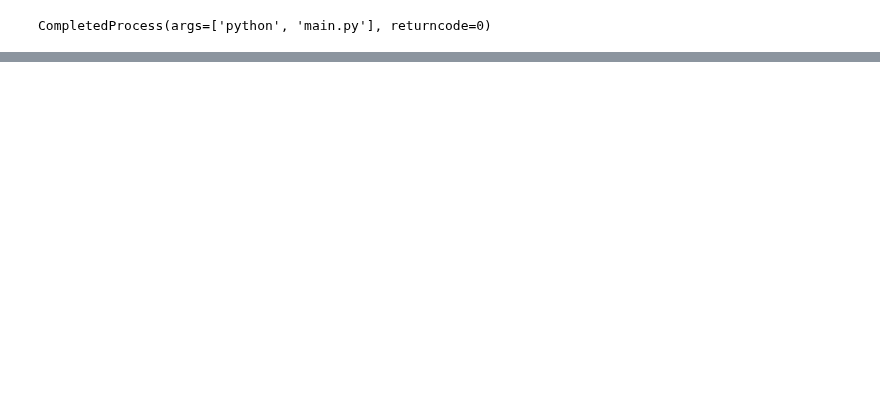
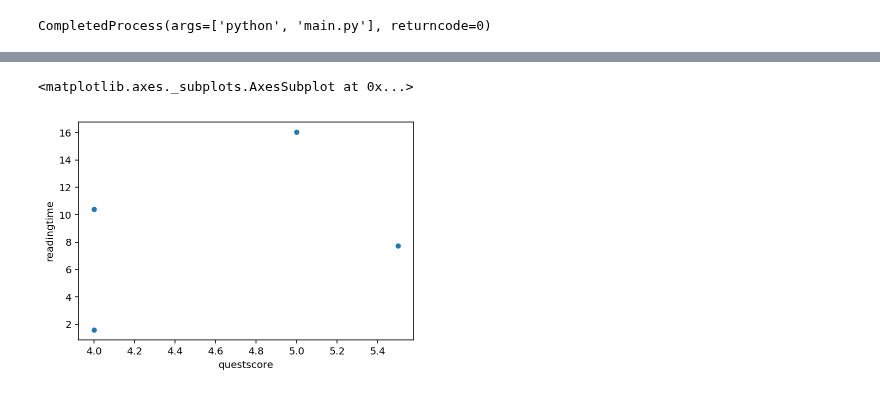
Before and after one commit to mpi-python/mpi-python-intro, a Jupyter notebook: Session6/Final assignment Marloes Mak.ipynb, the cells around one changed output, grey strips where cells are left out. Drawn from its saved outputs; the diff is of its cells as text; code cells hidden in the pictures; blank space fills up the shorter version.

Commit message:
Experiment presentation finished, data importing finished, data analysis finished, data visualization finished

```diff
--- a/Session6/Final assignment Marloes Mak.ipynb
+++ b/Session6/Final assignment Marloes Mak.ipynb
@@ -79,0 +185,18 @@ SyntaxError: invalid syntax
+# %%
+# second readingtime ~ contrast
+
+import pandas as pd
+from sklearn import linear_model
+from sklearn.metrics import r2_score
+
+# import dataset
+data = pd.read_csv('dataquest.csv')
+
+X = data[['contrast']]
+y = data['readingtime']
+
+model = linear_model.LinearRegression()  # instantiate a linear model
+model.fit(X, y)  # fit the model betas
+y_predicted = model.predict(X)  # predict y from X
+r2 = r2_score(y, y_predicted)  # calculate model R-squared
+print(f'R-squared is {r2}')
@@ -79,0 +217,6 @@ SyntaxError: invalid syntax
+# %%
+#scatterplot questscore & readingtime
+sns.scatterplot("questscore","readingtime", data = data)
+# %% [output]
+<matplotlib.axes._subplots.AxesSubplot at 0x...>
+[figure, added]
```
Also changed, not shown: parts of 16 cells of this notebook, 17 other files.
